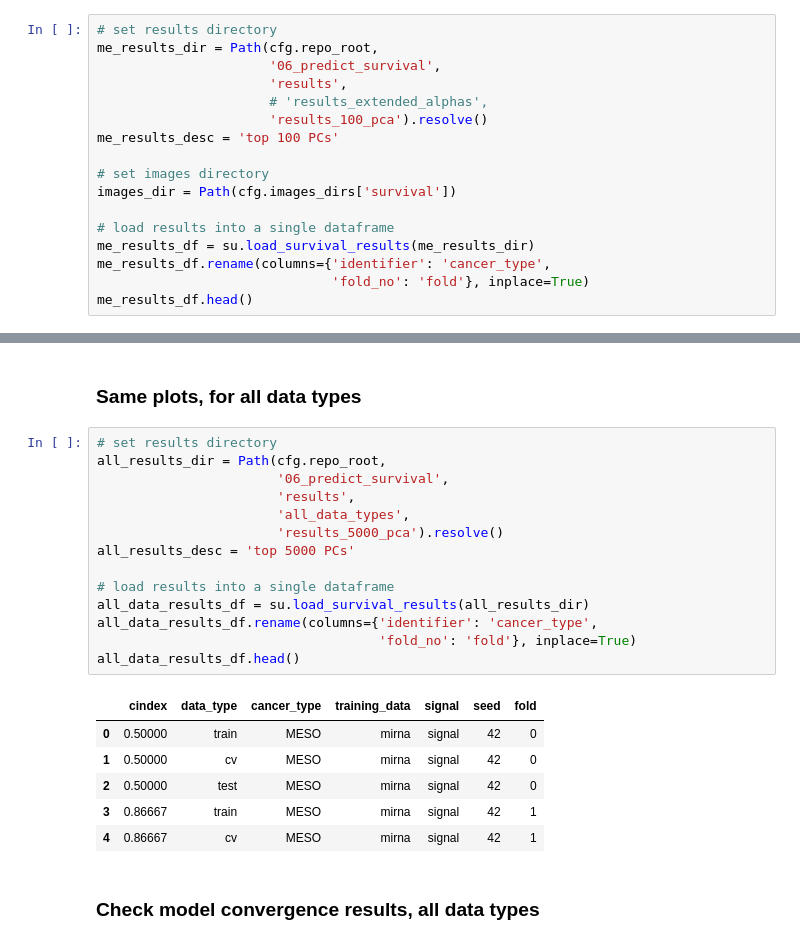
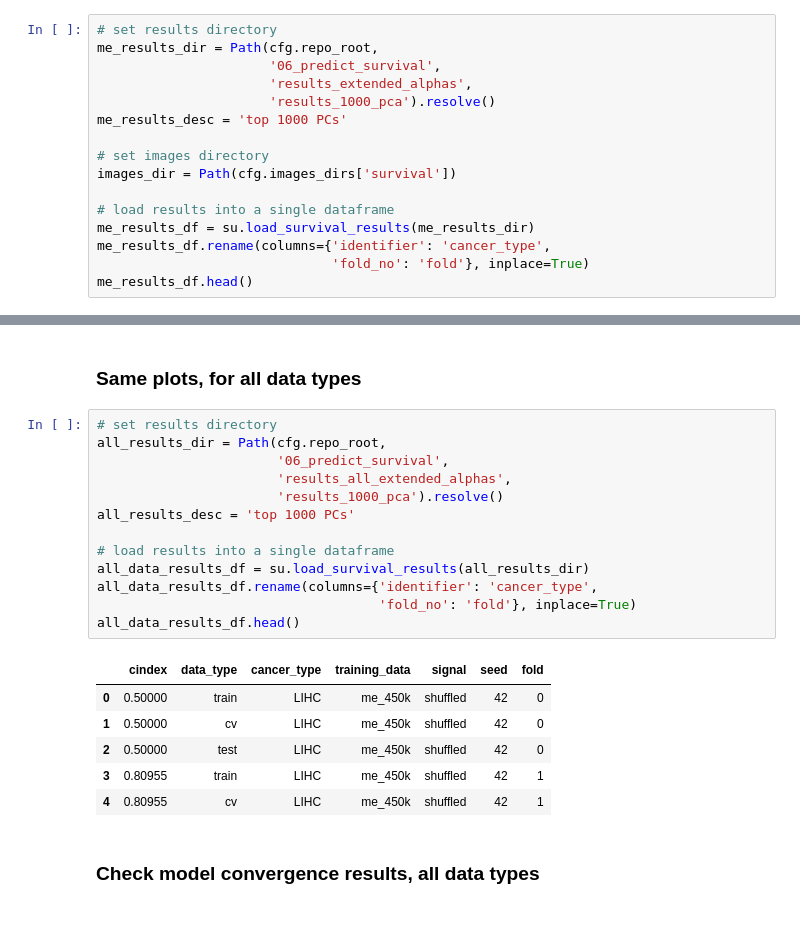
Before and after one commit to greenelab/mpmp, a Jupyter notebook: 06_predict_survival/plot_survival_results.ipynb, the cells around one changed output, grey strips where cells are left out. Drawn from its saved outputs; the diff is of its cells as text.

```diff
--- a/06_predict_survival/plot_survival_results.ipynb
+++ b/06_predict_survival/plot_survival_results.ipynb
@@ -32,10 +32,9 @@ SAVE_FIGS = True
 # set results directory
 me_results_dir = Path(cfg.repo_root,
                       '06_predict_survival',
-                      'results',
-                      # 'results_extended_alphas',
-                      'results_100_pca').resolve()
-me_results_desc = 'top 100 PCs'
+                      'results_extended_alphas',
+                      'results_1000_pca').resolve()
+me_results_desc = 'top 1000 PCs'
 
 # set images directory
 images_dir = Path(cfg.images_dirs['survival'])
@@ -356,24 +351,23 @@ shapes unequal for THYM, skipping
 # %%
 # set results directory
 all_results_dir = Path(cfg.repo_root,
                        '06_predict_survival',
-                       'results',
-                       'all_data_types',
-                       'results_5000_pca').resolve()
-all_results_desc = 'top 5000 PCs'
+                       'results_all_extended_alphas',
+                       'results_1000_pca').resolve()
+all_results_desc = 'top 1000 PCs'
 
 # load results into a single dataframe
 all_data_results_df = su.load_survival_results(all_results_dir)
 all_data_results_df.rename(columns={'identifier': 'cancer_type',
                                     'fold_no': 'fold'}, inplace=True)
 all_data_results_df.head()
 # %% [output]
 |  | cindex | data_type | cancer_type | training_data | signal | seed | fold |
-| 0 | 0.50000 | train | MESO | mirna | signal | 42 | 0 |
-| 1 | 0.50000 | cv | MESO | mirna | signal | 42 | 0 |
-| 2 | 0.50000 | test | MESO | mirna | signal | 42 | 0 |
-| 3 | 0.86667 | train | MESO | mirna | signal | 42 | 1 |
-| 4 | 0.86667 | cv | MESO | mirna | signal | 42 | 1 |
+| 0 | 0.50000 | train | LIHC | me_450k | shuffled | 42 | 0 |
+| 1 | 0.50000 | cv | LIHC | me_450k | shuffled | 42 | 0 |
+| 2 | 0.50000 | test | LIHC | me_450k | shuffled | 42 | 0 |
+| 3 | 0.80955 | train | LIHC | me_450k | shuffled | 42 | 1 |
+| 4 | 0.80955 | cv | LIHC | me_450k | shuffled | 42 | 1 |
 # %% [markdown]
 ### Check model convergence results, all data types
 # %%
```
Also changed, not shown: parts of 30 cells of this notebook, 5 other files.
